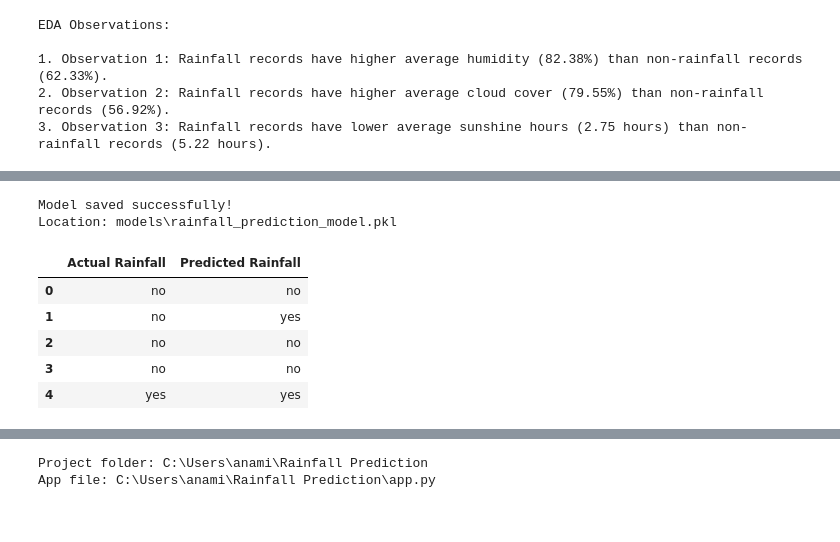
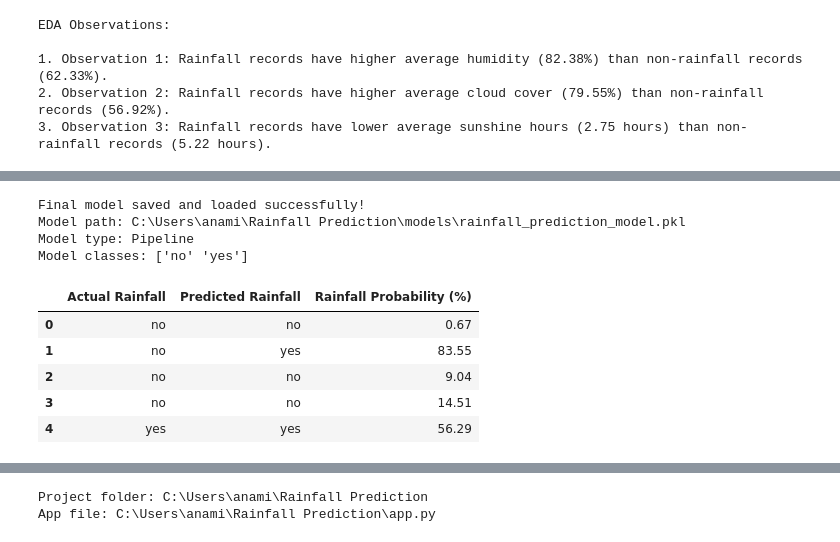
Before and after one commit to Anamika-Raj-Patel04052003/Rainfall-Prediction, a Jupyter notebook: Rainfall.ipynb, the cells around one changed output, grey strips where cells are left out. Saved outputs shown, nothing was run; the diff lists cells and outputs as text; code cells hidden in the pictures.

Commit message:
Update Rainfall Prediction project

```diff
--- a/Rainfall.ipynb
+++ b/Rainfall.ipynb
@@ -895,30 +1183,70 @@ comparison.round(4)
 model_path = Path("models")
 model_path.mkdir(parents=True, exist_ok=True)
 
-joblib.dump(best_tuned_model, model_path / "rainfall_prediction_model.pkl")
+final_model_path = model_path / "rainfall_prediction_model.pkl"
 
-print("Model saved successfully!")
-print("Location:", model_path / "rainfall_prediction_model.pkl")
+# Save the tuned pipeline, including preprocessing
+joblib.dump(best_tuned_model, final_model_path)
+
+# Verify that the saved model can be loaded
+verified_model = joblib.load(final_model_path)
+
+print("Final model saved and loaded successfully!")
+print("Model path:", final_model_path.resolve())
+print("Model type:", type(verified_model).__name__)
+print("Model classes:", verified_model.classes_)
 # %% [output]
-Model saved successfully!
-Location: models\rainfall_prediction_model.pkl
+Final model saved and loaded successfully!
+Model path: C:\Users\anami\Rainfall Prediction\models\rainfall_prediction_model.pkl
+Model type: Pipeline
+Model classes: ['no' 'yes']
 # %%
-loaded_model = joblib.load(model_path / "rainfall_prediction_model.pkl")
 
-sample_data = X_test.iloc[:5]
+# TEST THE SAVED MODEL
+
+loaded_model = joblib.load(final_model_path)
+
+# Select five test records
+sample_data = X_test.iloc[:5].copy()
+sample_actual = y_test.iloc[:5].reset_index(drop=True)
+
+# Normalize input data types
+sample_data = sample_data.astype(object).where(
+    sample_data.notna(), np.nan
+)
+
+for col in numeric_features:
+    sample_data[col] = pd.to_numeric(
+        sample_data[col], errors="coerce"
+    ).astype(float)
+
+for col in categorical_features:
+    sample_data[col] = (
+        sample_data[col]
+        .astype(object)
+        .where(sample_data[col].notna(), np.nan)
+    )
+
+# Predict using the saved model
 sample_predictions = loaded_model.predict(sample_data)
+sample_probabilities = loaded_model.predict_proba(sample_data)
+
+yes_index = list(loaded_model.classes_).index("yes")
 
 prediction_result = pd.DataFrame({
-    "Actual Rainfall": y_test.iloc[:5].to_numpy(),
-    "Predicted Rainfall": sample_predictions
+    "Actual Rainfall": sample_actual,
+    "Predicted Rainfall": sample_predictions,
+    "Rainfall Probability (%)": (
+        sample_probabilities[:, yes_index] * 100
+    ).round(2)
 })
 
-prediction_result
+display(prediction_result)
 # %% [output]
-|  | Actual Rainfall | Predicted Rainfall |
-| 0 | no | no |
-| 1 | no | yes |
-| 2 | no | no |
-| 3 | no | no |
-| 4 | yes | yes |
+|  | Actual Rainfall | Predicted Rainfall | Rainfall Probability (%) |
+| 0 | no | no | 0.67 |
+| 1 | no | yes | 83.55 |
+| 2 | no | no | 9.04 |
+| 3 | no | no | 14.51 |
+| 4 | yes | yes | 56.29 |
 # %%
```
Also changed, not shown: parts of 30 cells of this notebook, 4 other files.
